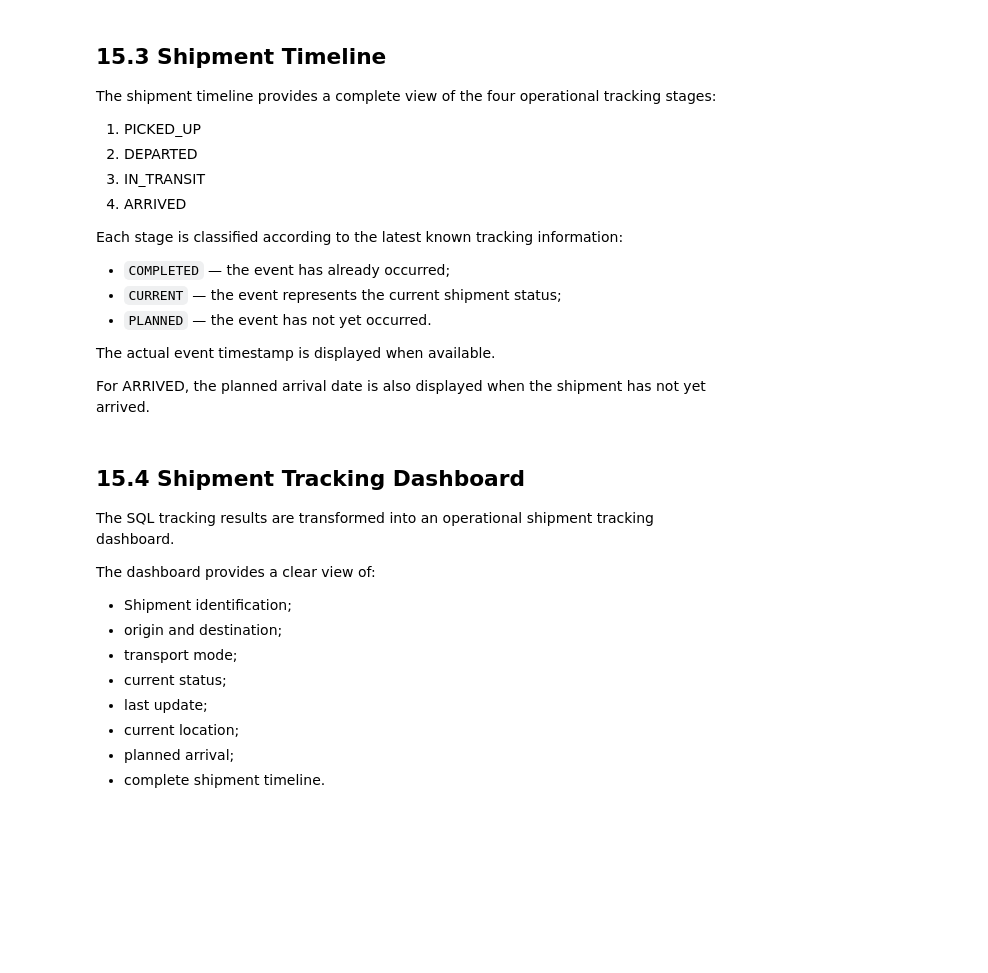
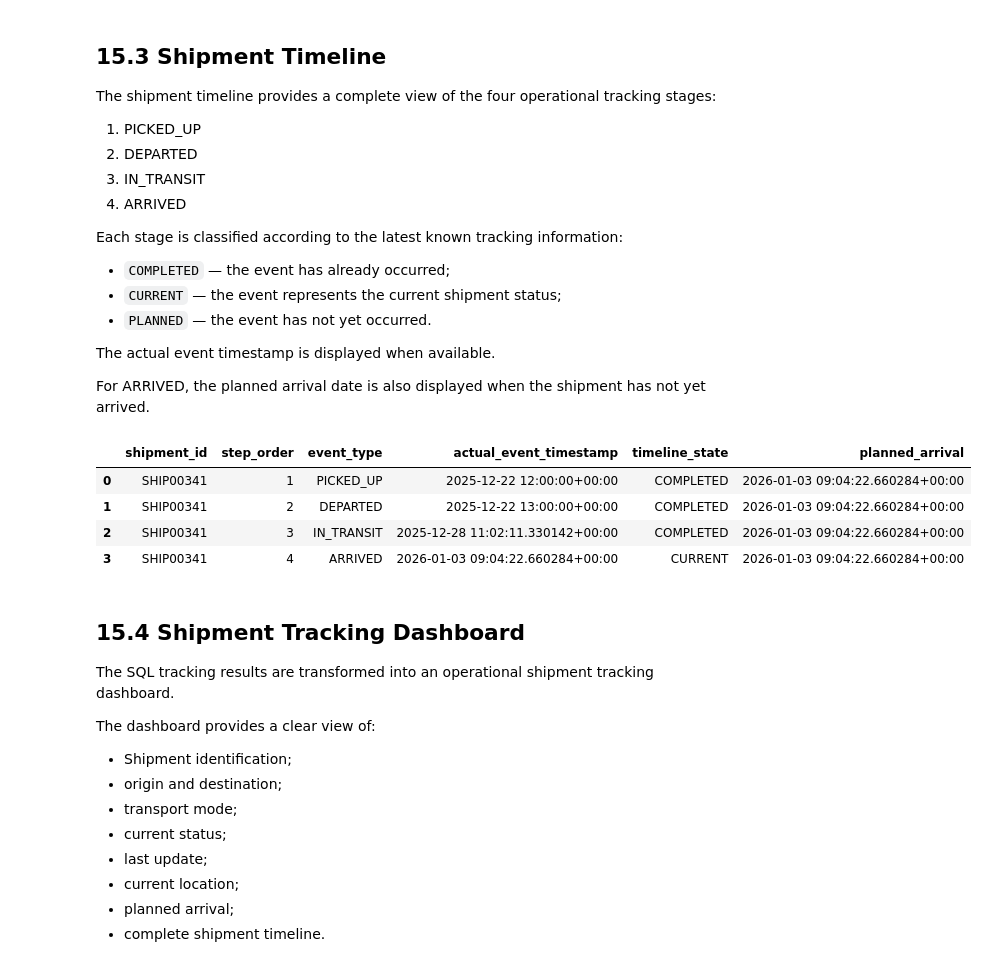
Before and after one commit to Magda242424/logistics-optimization-project, a Jupyter notebook: notebooks/logistics_operational_analytics.ipynb, the cells around one changed output. Drawn from its saved outputs; the diff is of its cells as text; code cells hidden in the pictures; blank space fills up the shorter version.

```diff
--- a/notebooks/logistics_operational_analytics.ipynb
+++ b/notebooks/logistics_operational_analytics.ipynb
@@ -3493,6 +3542,103 @@ Each stage is classified according to the latest known tracking information:
 The actual event timestamp is displayed when available.
 
 For ARRIVED, the planned arrival date is also displayed when the shipment has not yet arrived.
+# %%
+timeline_query = """
+WITH current_event AS (
+    SELECT DISTINCT ON (te.shipment_id)
+        te.shipment_id,
+        te.event_type AS current_status
+    FROM public.tracking_events te
+    WHERE te.shipment_id = %(shipment_id)s
+      AND te.event_timestamp <= CURRENT_TIMESTAMP
+    ORDER BY
+        te.shipment_id,
+        te.event_timestamp DESC,
+        te.tracking_event_id DESC
+),
+
+steps AS (
+    SELECT *
+    FROM (
+        VALUES
+            ('PICKED_UP', 1),
+            ('DEPARTED', 2),
+            ('IN_TRANSIT', 3),
+            ('ARRIVED', 4)
+    ) AS v(event_type, step_order)
+),
+
+actual_events AS (
+    SELECT
+        te.shipment_id,
+        te.event_type,
+        MIN(te.event_timestamp) AS event_timestamp
+    FROM public.tracking_events te
+    WHERE te.shipment_id = %(shipment_id)s
+      AND te.event_timestamp <= CURRENT_TIMESTAMP
+    GROUP BY
+        te.shipment_id,
+        te.event_type
+),
+
+shipment_plan AS (
+    SELECT
+        shipment_id,
+        MIN(planned_arrival) AS planned_arrival
+    FROM public.shipment_legs
+    WHERE shipment_id = %(shipment_id)s
+    GROUP BY shipment_id
+)
+
+SELECT
+    ce.shipment_id,
+    s.step_order,
+    s.event_type,
+
+    ae.event_timestamp AS actual_event_timestamp,
+
+    CASE
+        WHEN ae.event_type IS NOT NULL
+             AND s.event_type = ce.current_status
+            THEN 'CURRENT'
+
+        WHEN ae.event_type IS NOT NULL
+            THEN 'COMPLETED'
+
+        ELSE 'PLANNED'
+    END AS timeline_state,
+
+    sp.planned_arrival
+
+FROM current_event ce
+
+CROSS JOIN steps s
+
+LEFT JOIN actual_events ae
+    ON ae.shipment_id = ce.shipment_id
+    AND ae.event_type = s.event_type
+
+LEFT JOIN shipment_plan sp
+    ON sp.shipment_id = ce.shipment_id
+
+ORDER BY
+    s.step_order
+"""
+
+
+timeline_df = pd.read_sql(
+    timeline_query,
+    engine,
+    params={"shipment_id": shipment_id}
+)
+
+display(timeline_df)
+# %% [output]
+|  | shipment_id | step_order | event_type | actual_event_timestamp | timeline_state | planned_arrival |
+| 0 | SHIP00341 | 1 | PICKED_UP | 2025-12-22 12:00:00+00:00 | COMPLETED | 2026-01-03 09:04:22.660284+00:00 |
+| 1 | SHIP00341 | 2 | DEPARTED | 2025-12-22 13:00:00+00:00 | COMPLETED | 2026-01-03 09:04:22.660284+00:00 |
+| 2 | SHIP00341 | 3 | IN_TRANSIT | 2025-12-28 11:02:11.330142+00:00 | COMPLETED | 2026-01-03 09:04:22.660284+00:00 |
+| 3 | SHIP00341 | 4 | ARRIVED | 2026-01-03 09:04:22.660284+00:00 | CURRENT | 2026-01-03 09:04:22.660284+00:00 |
 # %% [markdown]
 ## 15.4 Shipment Tracking Dashboard
 
```
Also changed, not shown: parts of 27 cells of this notebook, 3 other files.
